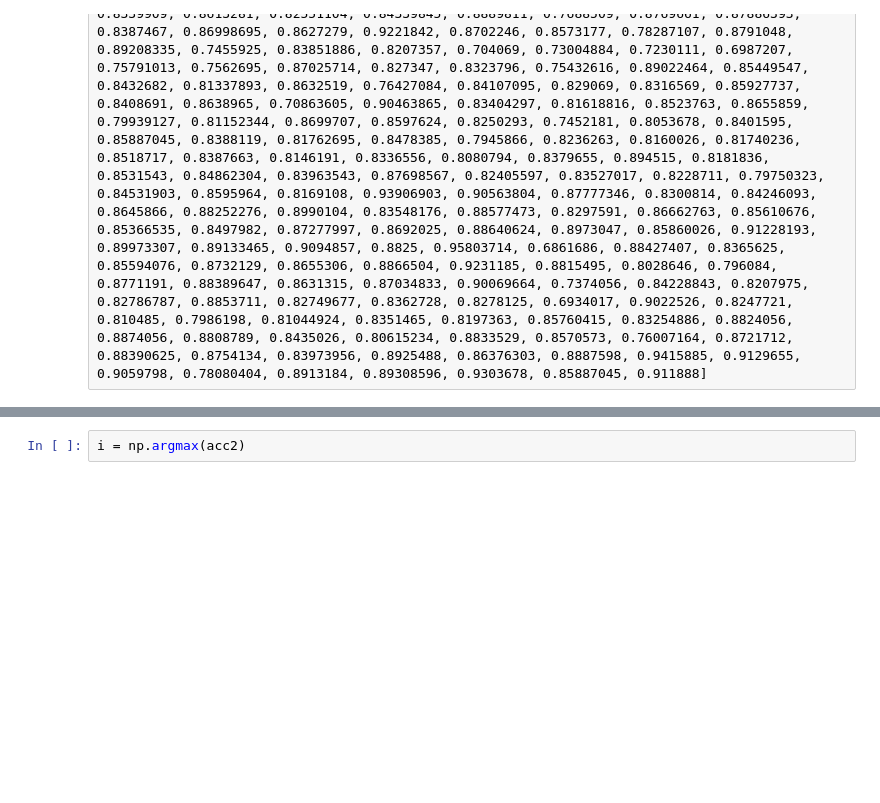
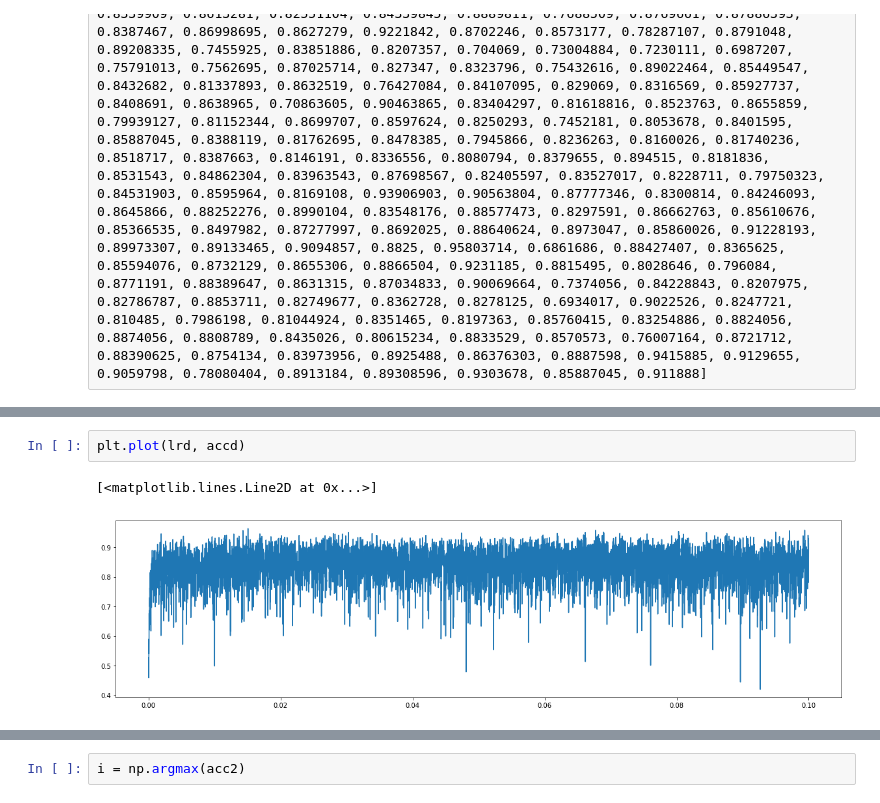
Before and after one commit to valdemarrolfsen/master-thesis-code, a Jupyter notebook: Untitled.ipynb, the cells around one changed output, grey strips where cells are left out. Cells and saved outputs as stored; diff of their text form; blank space fills up the shorter version.

```diff
--- a/Untitled.ipynb
+++ b/Untitled.ipynb
@@ -29 +31,6 @@ plt.plot(lr2[0:50], acc2[0:50])
+# %%
+plt.plot(lrd, accd)
+# %% [output]
+[<matplotlib.lines.Line2D at 0x...>]
+[figure, added]
 # %%
```
Also changed, not shown: parts of 4 cells of this notebook.
